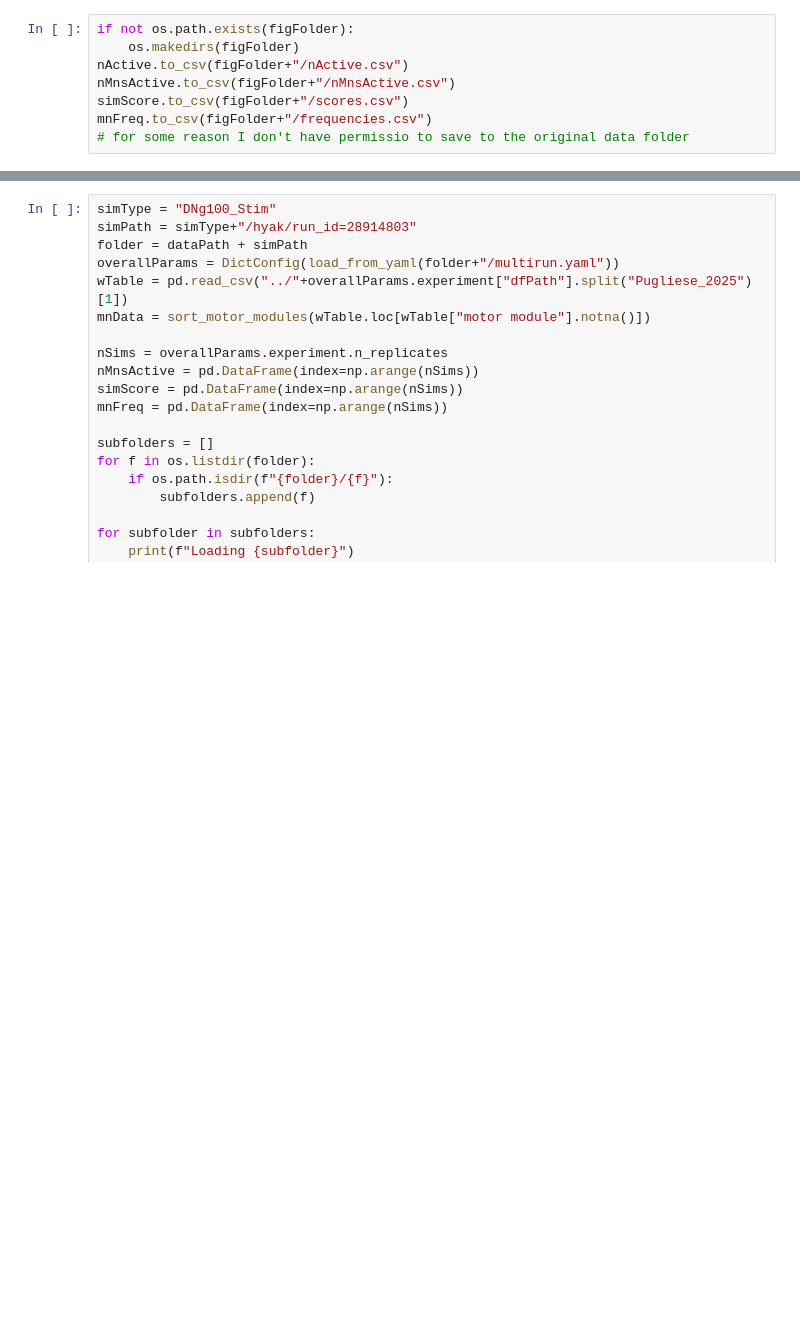
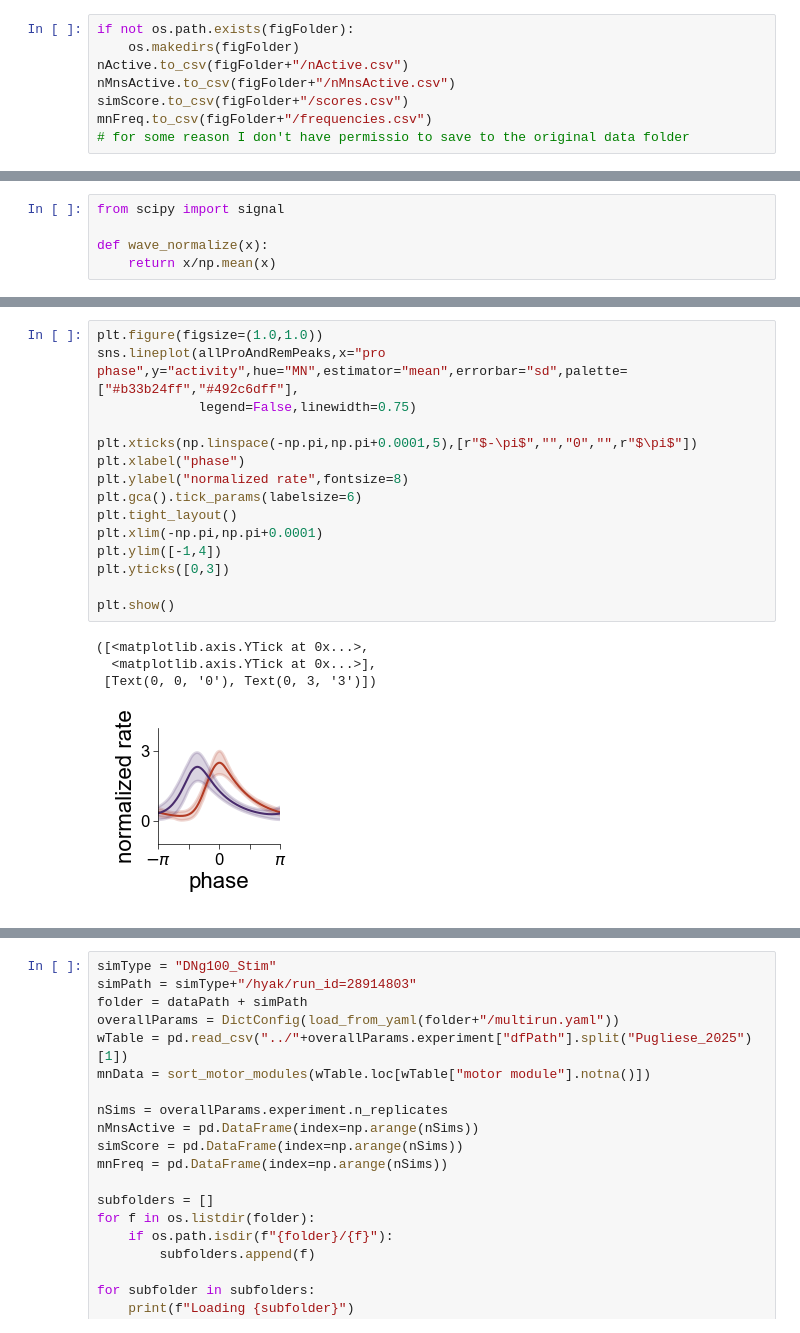
Before and after one commit to smpuglie/Pugliese_cpg_2025, a Jupyter notebook: notebooks/Figure 2.ipynb, the cells around one changed output, grey strips where cells are left out. Cells and saved outputs as stored; diff of their text form; blank space fills up the shorter version.

```diff
--- a/notebooks/Figure 2.ipynb
+++ b/notebooks/Figure 2.ipynb
@@ -547,0 +622,5 @@ mnFreq.to_csv(figFolder+"/frequencies.csv")
+# %%
+from scipy import signal
+
+def wave_normalize(x):
+    return x/np.mean(x)
@@ -547,0 +697,20 @@ mnFreq.to_csv(figFolder+"/frequencies.csv")
+# %%
+plt.figure(figsize=(1.0,1.0))
+sns.lineplot(allProAndRemPeaks,x="pro phase",y="activity",hue="MN",estimator="mean",errorbar="sd",palette=["#b33b24ff","#492c6dff"],
+             legend=False,linewidth=0.75)
+
+plt.xticks(np.linspace(-np.pi,np.pi+0.0001,5),[r"$-\pi$","","0","",r"$\pi$"])
+plt.xlabel("phase")
+plt.ylabel("normalized rate",fontsize=8)
+plt.gca().tick_params(labelsize=6)
+plt.tight_layout()
+plt.xlim(-np.pi,np.pi+0.0001)
+plt.ylim([-1,4])
+plt.yticks([0,3])
+
+plt.show()
+# %% [output]
+([<matplotlib.axis.YTick at 0x...>,
+  <matplotlib.axis.YTick at 0x...>],
+ [Text(0, 0, '0'), Text(0, 3, '3')])
+[figure, added]
```
Also changed, not shown: parts of 28 cells of this notebook, 17 other files.
